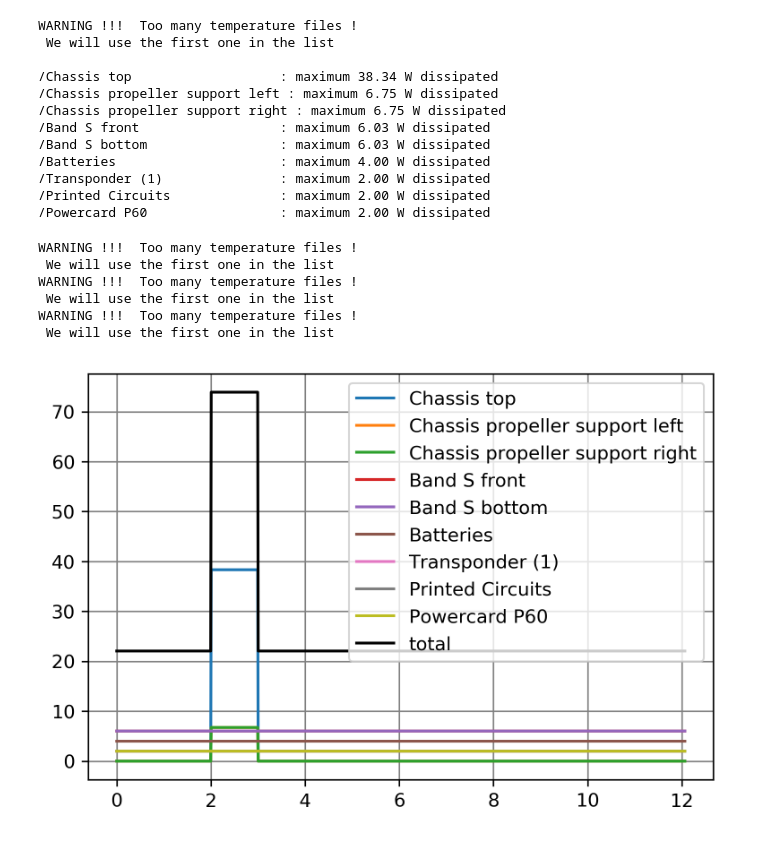
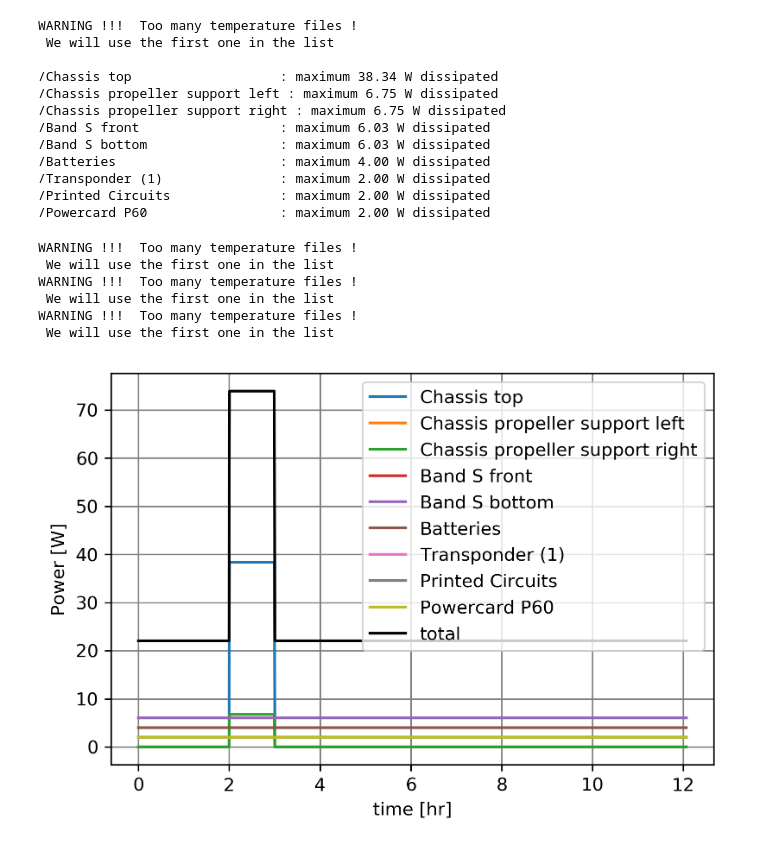
Before and after one commit to astronautix/pythermica, a Jupyter notebook: exemples/exemple_post_process.ipynb, the cells around one changed output. Saved outputs shown, nothing was run; the diff lists cells and outputs as text; code cells hidden in the pictures.

Commit message:
improve time and updated figures

```diff
--- a/exemples/exemple_post_process.ipynb
+++ b/exemples/exemple_post_process.ipynb
@@ -33,8 +33,6 @@ Files present in the path :
 7 nodes in  /Printed Circuits  starting at 2600
 7 nodes in  /Powercard P60  starting at 2700
 1 nodes in  Space Node  starting at 99999999
-# %%
-thermica_obj=therm_results
 # %%
 def find_internal_dissipations(thermica_obj=therm_results):
     """Find where and how much internal dissipation is present"""
@@ -93,35 +91,37 @@ def plot_internal_dissipation(thermica_obj=therm_results):
     plt.figure()
 
     for node_label, nodes_list_for_label in zip(therm_results.names_unique, therm_results.nodes_per_names):
 
         power_variation = np.zeros_like(time_temperature)
 
         if node_label in names_with_dissipation:
 
             node_indexes_for_label = np.array([np.where(n==therm_results.node_liste)[0][0] for n in nodes_list_for_label])
 
             for indice in node_indexes_for_label:
                 power_variation += int_dissip.T[:, indice]
 
             plt.plot(time_temperature - time_temperature[0], power_variation, label=node_label[1:])
 
             total_power_variation += power_variation
 
     plt.plot(time_temperature - time_temperature[0], total_power_variation, "k", label="total")
 
     plt.legend()
     plt.grid(color="grey")
-    plt.xlabel("time ()")
+    plt.xlabel("time [hr]")
+    plt.ylabel("Power [W]")
+
 plot_internal_dissipation()
 plt.savefig("internal_dissipated_power.png", dpi=300)
 # %% [output]
 WARNING !!!  Too many temperature files !
  We will use the first one in the list
 WARNING !!!  Too many temperature files !
  We will use the first one in the list
 WARNING !!!  Too many temperature files !
  We will use the first one in the list
-[figure, old version]
+[figure, new version]
 # %%
 path = "./simulation_1/results_2/"
 
```
Also changed, not shown: parts of 1 cell of this notebook.
